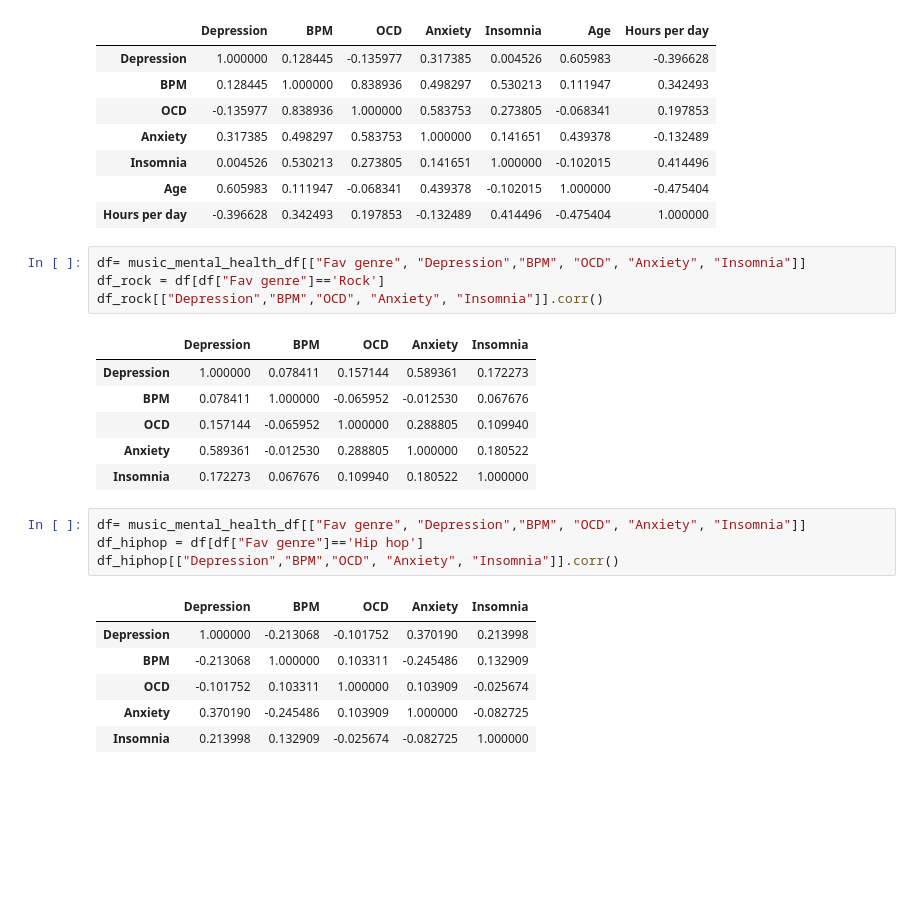
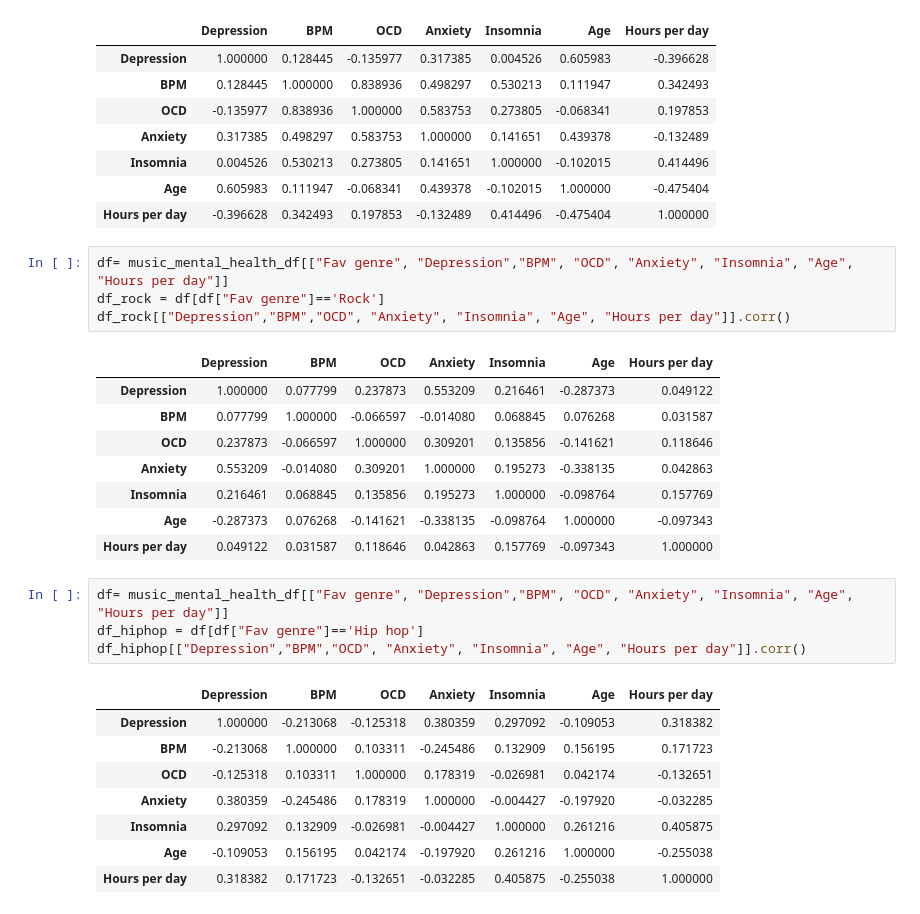
Before and after one commit to jdanielle12/project1, a Jupyter notebook: music_and_mental_health.ipynb, the cells around one changed output. Drawn from its saved outputs; the diff is of its cells as text; blank space fills up the shorter version.

Commit message:
hours per day and age added to data for df lofi, ddf hip hop and df rock

```diff
--- a/music_and_mental_health.ipynb
+++ b/music_and_mental_health.ipynb
@@ -100,24 +100,28 @@ df_lofi[["Depression","BPM","OCD", "Anxiety", "Insomnia", "Age", "Hours per day"
 | Age | 0.605983 | 0.111947 | -0.068341 | 0.439378 | -0.102015 | 1.000000 | -0.475404 |
 | Hours per day | -0.396628 | 0.342493 | 0.197853 | -0.132489 | 0.414496 | -0.475404 | 1.000000 |
 # %%
-df= music_mental_health_df[["Fav genre", "Depression","BPM", "OCD", "Anxiety", "Insomnia"]]
+df= music_mental_health_df[["Fav genre", "Depression","BPM", "OCD", "Anxiety", "Insomnia", "Age", "Hours per day"]]
 df_rock = df[df["Fav genre"]=='Rock']
-df_rock[["Depression","BPM","OCD", "Anxiety", "Insomnia"]].corr()
+df_rock[["Depression","BPM","OCD", "Anxiety", "Insomnia", "Age", "Hours per day"]].corr()
 # %% [output]
-|  | Depression | BPM | OCD | Anxiety | Insomnia |
-| Depression | 1.000000 | 0.078411 | 0.157144 | 0.589361 | 0.172273 |
-| BPM | 0.078411 | 1.000000 | -0.065952 | -0.012530 | 0.067676 |
-| OCD | 0.157144 | -0.065952 | 1.000000 | 0.288805 | 0.109940 |
-| Anxiety | 0.589361 | -0.012530 | 0.288805 | 1.000000 | 0.180522 |
-| Insomnia | 0.172273 | 0.067676 | 0.109940 | 0.180522 | 1.000000 |
+|  | Depression | BPM | OCD | Anxiety | Insomnia | Age | Hours per day |
+| Depression | 1.000000 | 0.077799 | 0.237873 | 0.553209 | 0.216461 | -0.287373 | 0.049122 |
+| BPM | 0.077799 | 1.000000 | -0.066597 | -0.014080 | 0.068845 | 0.076268 | 0.031587 |
+| OCD | 0.237873 | -0.066597 | 1.000000 | 0.309201 | 0.135856 | -0.141621 | 0.118646 |
+| Anxiety | 0.553209 | -0.014080 | 0.309201 | 1.000000 | 0.195273 | -0.338135 | 0.042863 |
+| Insomnia | 0.216461 | 0.068845 | 0.135856 | 0.195273 | 1.000000 | -0.098764 | 0.157769 |
+| Age | -0.287373 | 0.076268 | -0.141621 | -0.338135 | -0.098764 | 1.000000 | -0.097343 |
+| Hours per day | 0.049122 | 0.031587 | 0.118646 | 0.042863 | 0.157769 | -0.097343 | 1.000000 |
 # %%
-df= music_mental_health_df[["Fav genre", "Depression","BPM", "OCD", "Anxiety", "Insomnia"]]
+df= music_mental_health_df[["Fav genre", "Depression","BPM", "OCD", "Anxiety", "Insomnia", "Age", "Hours per day"]]
 df_hiphop = df[df["Fav genre"]=='Hip hop']
-df_hiphop[["Depression","BPM","OCD", "Anxiety", "Insomnia"]].corr()
+df_hiphop[["Depression","BPM","OCD", "Anxiety", "Insomnia", "Age", "Hours per day"]].corr()
 # %% [output]
-|  | Depression | BPM | OCD | Anxiety | Insomnia |
-| Depression | 1.000000 | -0.213068 | -0.101752 | 0.370190 | 0.213998 |
-| BPM | -0.213068 | 1.000000 | 0.103311 | -0.245486 | 0.132909 |
-| OCD | -0.101752 | 0.103311 | 1.000000 | 0.103909 | -0.025674 |
-| Anxiety | 0.370190 | -0.245486 | 0.103909 | 1.000000 | -0.082725 |
-| Insomnia | 0.213998 | 0.132909 | -0.025674 | -0.082725 | 1.000000 |
+|  | Depression | BPM | OCD | Anxiety | Insomnia | Age | Hours per day |
+| Depression | 1.000000 | -0.213068 | -0.125318 | 0.380359 | 0.297092 | -0.109053 | 0.318382 |
+| BPM | -0.213068 | 1.000000 | 0.103311 | -0.245486 | 0.132909 | 0.156195 | 0.171723 |
+| OCD | -0.125318 | 0.103311 | 1.000000 | 0.178319 | -0.026981 | 0.042174 | -0.132651 |
+| Anxiety | 0.380359 | -0.245486 | 0.178319 | 1.000000 | -0.004427 | -0.197920 | -0.032285 |
+| Insomnia | 0.297092 | 0.132909 | -0.026981 | -0.004427 | 1.000000 | 0.261216 | 0.405875 |
+| Age | -0.109053 | 0.156195 | 0.042174 | -0.197920 | 0.261216 | 1.000000 | -0.255038 |
+| Hours per day | 0.318382 | 0.171723 | -0.132651 | -0.032285 | 0.405875 | -0.255038 | 1.000000 |
```
